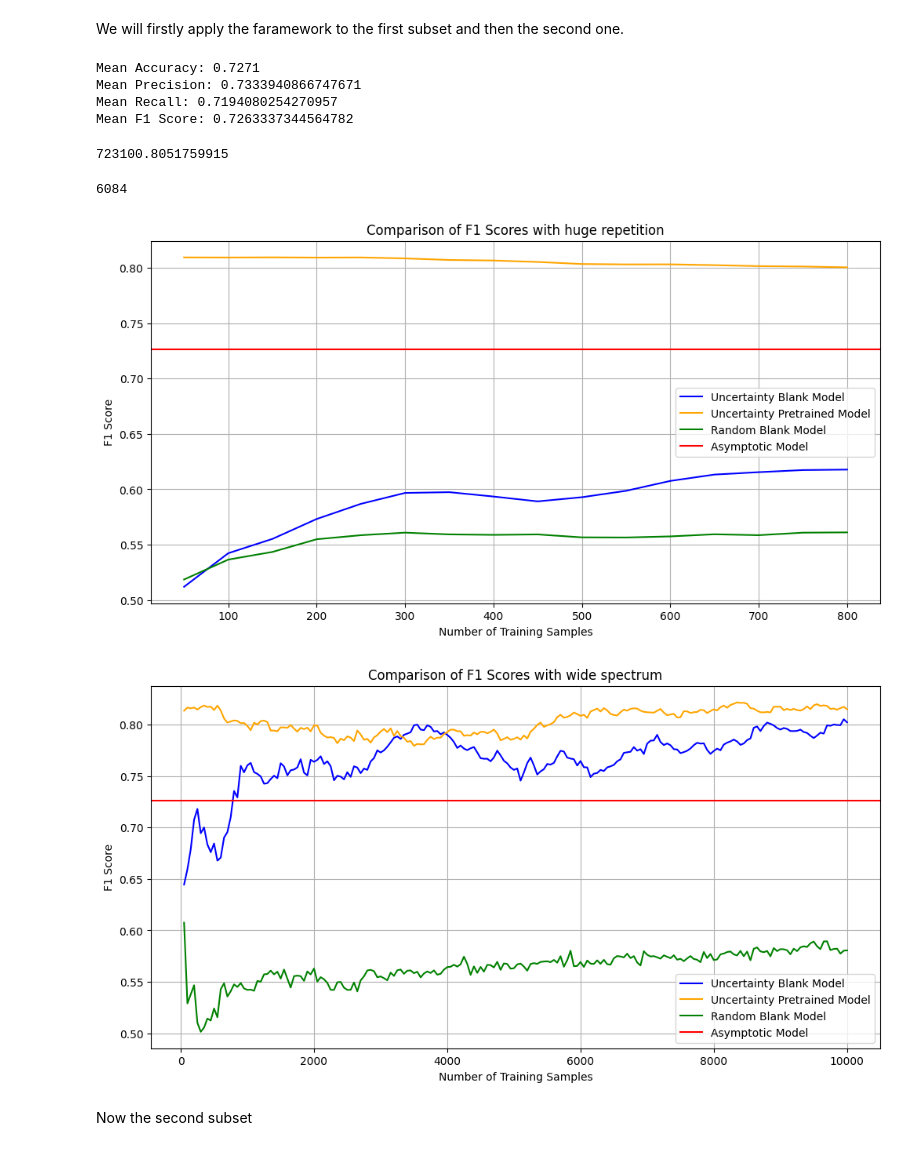
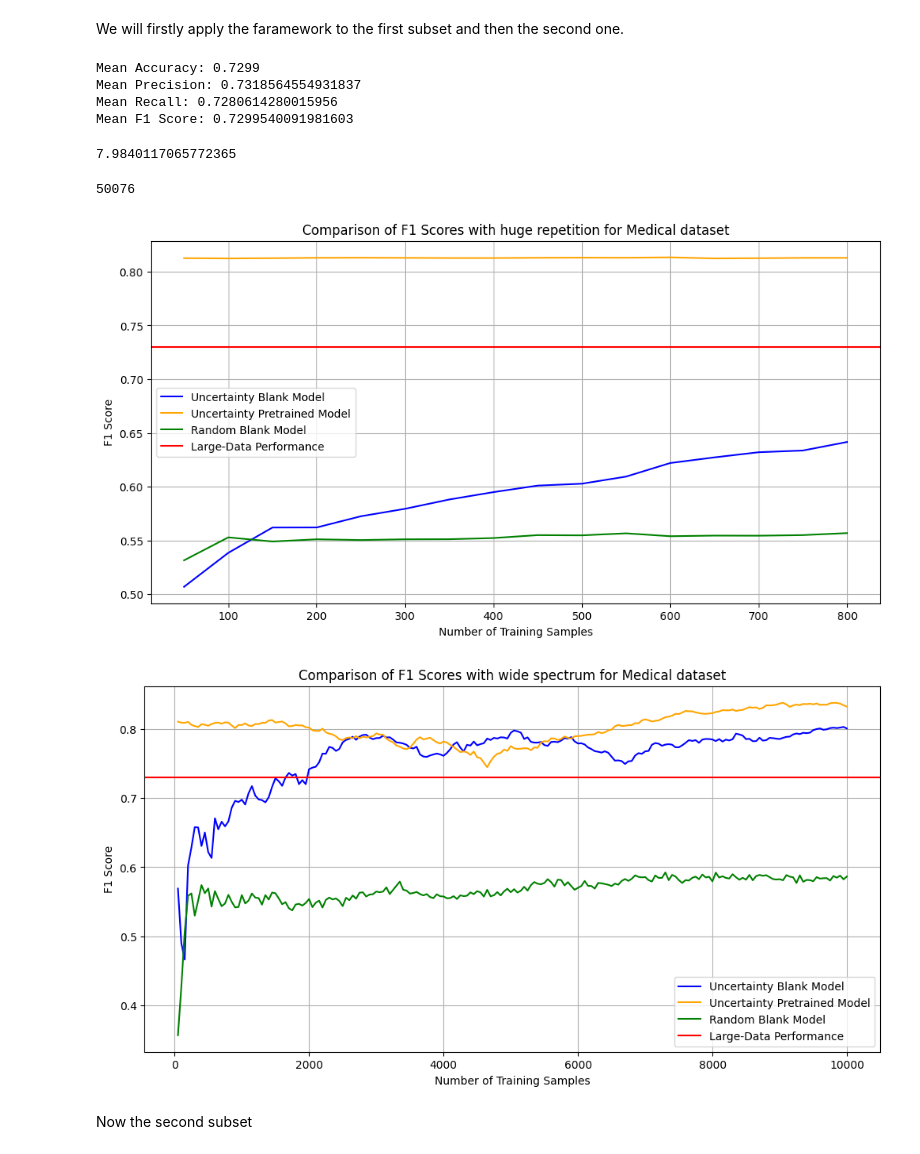
Before and after one commit to Dan-A2/cold-start-preference-learning, a Jupyter notebook: Medical_code.ipynb, the cells around one changed output. Saved outputs shown, nothing was run; the diff lists cells and outputs as text; code cells hidden in the pictures.

```diff
--- a/Medical_code.ipynb
+++ b/Medical_code.ipynb
@@ -12,7 +12,7 @@ pd.set_option('display.max_columns', None)
 # %% [markdown]
 # Dataset
 # %%
-data = pd.read_csv('Datasets/medical_costs.csv')
+data = pd.read_csv('/kaggle/input/medical1/medical_costs.csv')
 data.head()
 # %% [output]
 |  | Age | Sex | BMI | Children | Smoker | Region | Medical Cost |
@@ -153,5 +149,5 @@ plt.show()
 data1.reset_index(inplace=True, drop=True)
 data2.reset_index(inplace=True, drop=True)
 # %%
-# data1['PCA'] = data1['PCA'].max() - data1['PCA']
-# data2['PCA'] = data2['PCA'].max() - data2['PCA']
+data1['PCA'] = data1['PCA'].max() - data1['PCA']
+data2['PCA'] = data2['PCA'].max() - data2['PCA']
@@ -167,15 +174,15 @@ tree_depth1 = int(np.round(np.sqrt(len(data1.columns))))
 # %%
 mf11 = train_evaluate_repeat(generate_random_pairs, data1, num_samples=200000, depth=tree_depth1, test_df=test_df1, use_bradley=True, exp=False, add_noise=False, noise=0.1, label_col=target_col_name, repeats=1)
 # %% [output]
-Mean Accuracy: 0.7271
-Mean Precision: 0.7333940866747671
-Mean Recall: 0.7194080254270957
-Mean F1 Score: 0.7263337344564782
+Mean Accuracy: 0.7299
+Mean Precision: 0.7318564554931837
+Mean Recall: 0.7280614280015956
+Mean F1 Score: 0.7299540091981603
 # %%
 var, residuals = calculate_pca_var(data1, target_col_name)
 print(var)
 # %% [output]
-723100.8051759915
+7.9840117065772365
 # %%
 # Calculating the number of pairs
 max_pairs = len(data1) * 10
@@ -184,7 +191,7 @@ alpha = 1e-5
 num_pairs = int(max_pairs / (1 + alpha * var))
 print(num_pairs)
 # %% [output]
-6084
+50076
 # %%
 pretrain_params = {
     'objective': 'binary:logistic',
@@ -230,15 +237,15 @@ plt.figure(figsize=(12, 6))
 plt.plot(range(step, num_samples+1, step), average_f1_scores_UB, label='Uncertainty Blank Model', color='blue')
 plt.plot(range(step, num_samples+1, step), average_f1_scores_UP, label='Uncertainty Pretrained Model', color='orange')
 plt.plot(range(step, num_samples+1, step), average_f1_scores_RB, label='Random Blank Model', color='green')
-plt.axhline(y = mf11, color = 'r', linestyle = '-', label='Asymptotic Model')
+plt.axhline(y = mf11, color = 'r', linestyle = '-', label='Large-Data Performance')
 plt.xlabel('Number of Training Samples')
 plt.ylabel('F1 Score')
-plt.title('Comparison of F1 Scores with huge repetition')
+plt.title('Comparison of F1 Scores with huge repetition for Medical dataset')
 plt.legend()
 plt.grid(True)
 plt.show()
 # %% [output]
-[figure, old version]
+[figure, new version]
 # %%
 step = 50
 num_samples = 10000
@@ -274,18 +281,18 @@ average_f1_scores_RB2 = np.mean(f1_scores_RB_repeats2, axis=0)
 # %%
 # Plot the results
 plt.figure(figsize=(12, 6))
 plt.plot(range(step, num_samples+1, step), average_f1_scores_UB2, label='Uncertainty Blank Model', color='blue')
 plt.plot(range(step, num_samples+1, step), average_f1_scores_UP2, label='Uncertainty Pretrained Model', color='orange')
 plt.plot(range(step, num_samples+1, step), average_f1_scores_RB2, label='Random Blank Model', color='green')
-plt.axhline(y = mf11, color = 'r', linestyle = '-', label='Asymptotic Model')
+plt.axhline(y = mf11, color = 'r', linestyle = '-', label='Large-Data Performance')
 plt.xlabel('Number of Training Samples')
 plt.ylabel('F1 Score')
-plt.title('Comparison of F1 Scores with wide spectrum')
+plt.title('Comparison of F1 Scores with wide spectrum for Medical dataset')
 plt.legend()
 plt.grid(True)
 plt.show()
 # %% [output]
-[figure, old version]
+[figure, new version]
 # %% [markdown]
 Now the second subset
 # %%
```
Also changed, not shown: parts of 14 cells of this notebook, 26 other files.
